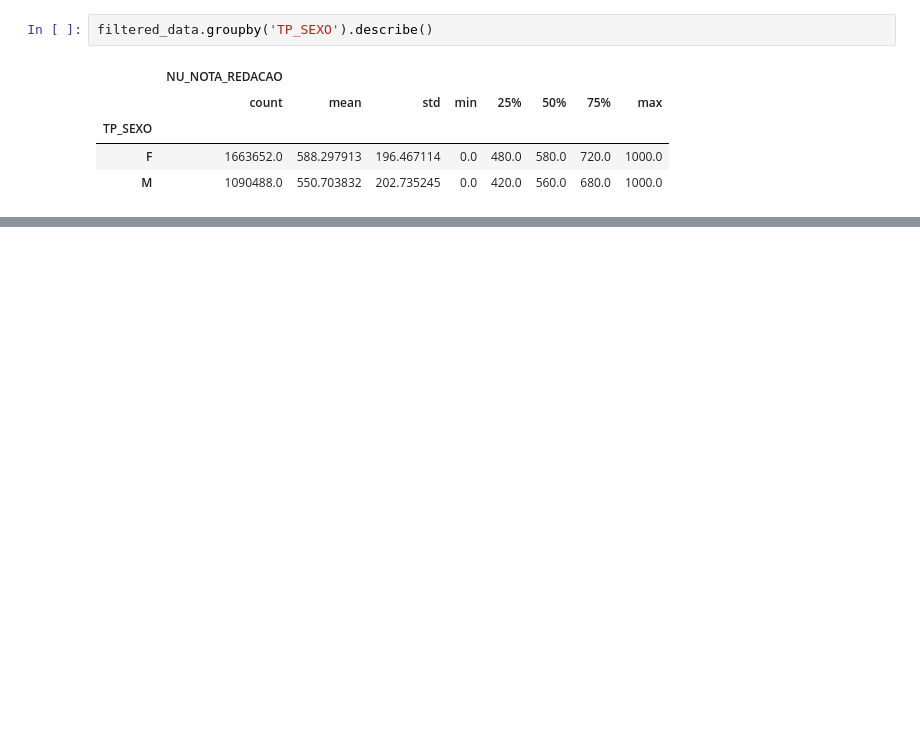
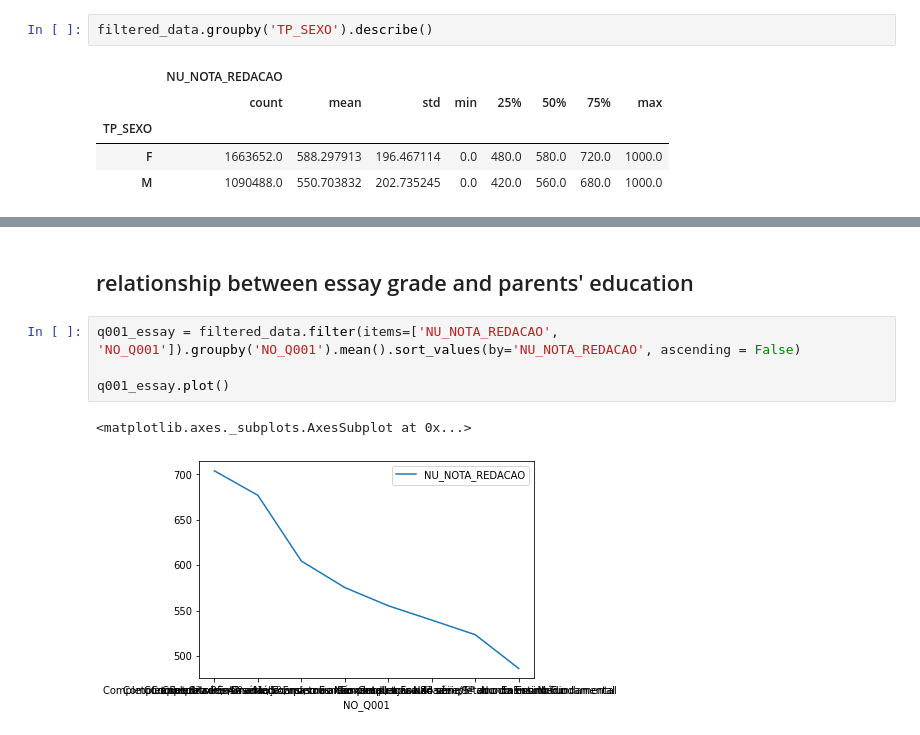
Before and after one commit to almemanuel/ENEM2020-Data-Analysis, a Jupyter notebook: DataAnalysis.ipynb, the cells around one changed output, grey strips where cells are left out. Drawn from its saved outputs; the diff is of its cells as text; blank space fills up the shorter version.

```diff
--- a/DataAnalysis.ipynb
+++ b/DataAnalysis.ipynb
@@ -409,0 +537,9 @@ filtered_data.groupby('TP_SEXO').describe()
+# %% [markdown]
+## relationship between essay grade and parents' education
+# %%
+q001_essay = filtered_data.filter(items=['NU_NOTA_REDACAO', 'NO_Q001']).groupby('NO_Q001').mean().sort_values(by='NU_NOTA_REDACAO', ascending = False)
+
+q001_essay.plot()
+# %% [output]
+<matplotlib.axes._subplots.AxesSubplot at 0x...>
+[figure, added]
```
Also changed, not shown: parts of 36 cells of this notebook.
